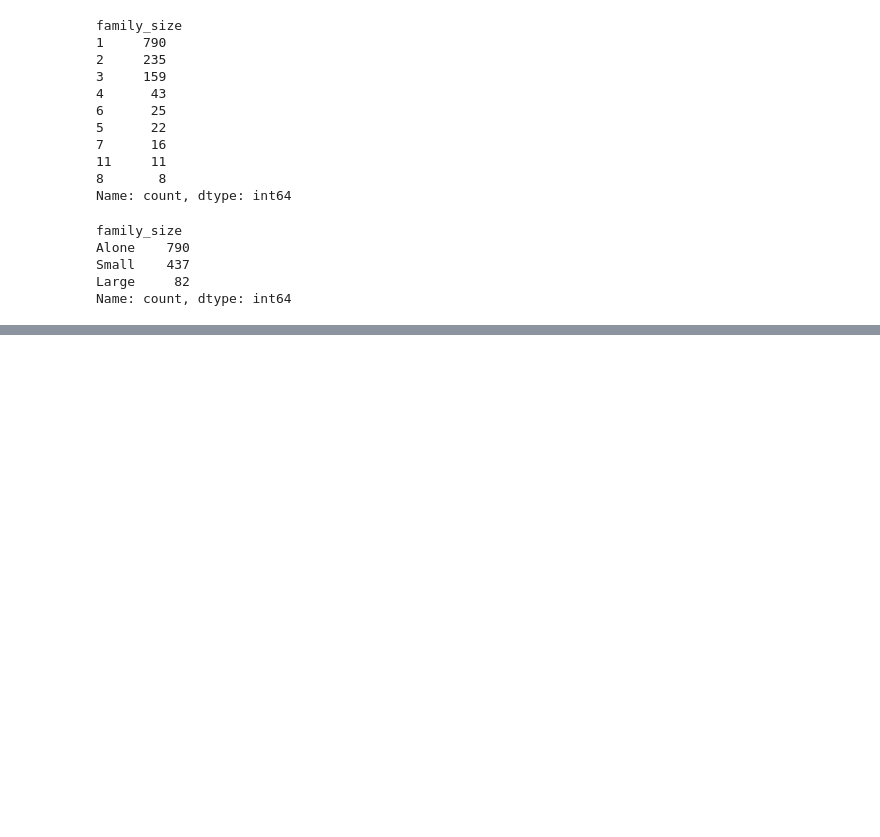
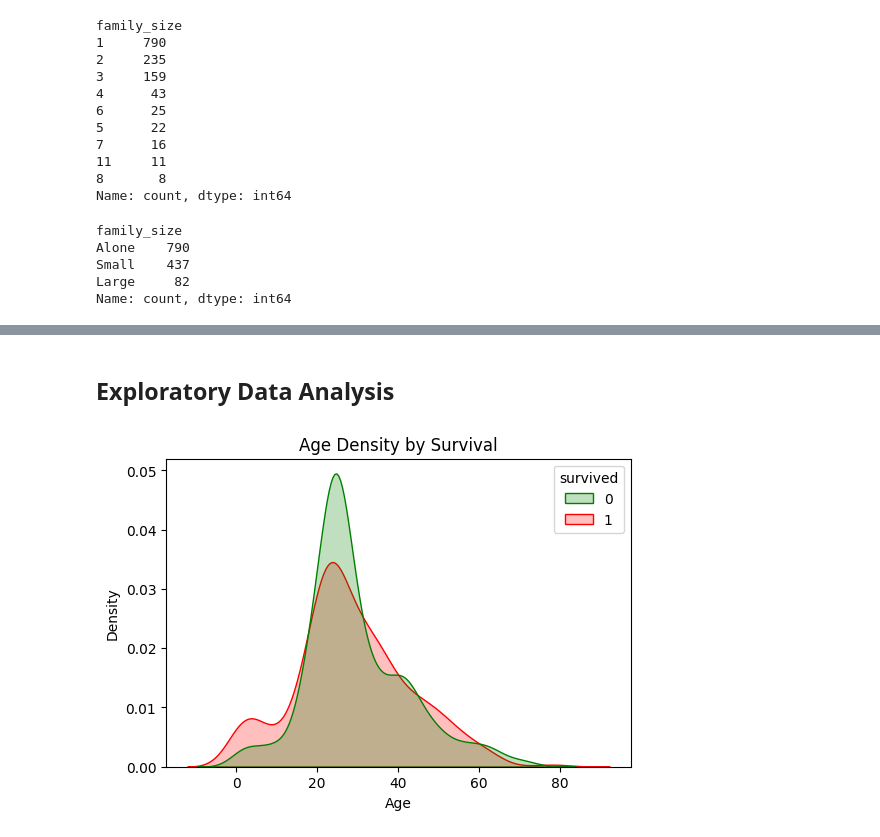
Before and after one commit to aayushi404/ml_algorithms, a Jupyter notebook: ml_practice.ipynb, the cells around one changed output, grey strips where cells are left out. Drawn from its saved outputs; the diff is of its cells as text; code cells hidden in the pictures; blank space fills up the shorter version.

```diff
--- a/ml_practice.ipynb
+++ b/ml_practice.ipynb
@@ -195,0 +202,26 @@ titanic.sample(5)
+# %% [markdown]
+## Exploratory Data Analysis
+# %%
+df = titanic.copy()
+df["survived"] = df["survived"].astype('int64')
+# %%
+"""
+plt.figure(figsize=(6,4))
+bins = np.arange(0, df['age'].max() + 5, 5)
+plt.hist(df[df['survived'] == 0]['age'].dropna(), bins=bins, alpha=0.6, color='green', label='Not Survived')
+plt.hist(df[df['survived'] == 1]['age'].dropna(), bins=bins, alpha=0.6, color='red', label='Survived')
+plt.xlabel('Age')
+plt.ylabel('Count')
+plt.title('Age Distribution by Survival')
+plt.legend()
+plt.grid(axis='y', alpha=0.3)
+plt.show()
+"""
+
+plt.figure(figsize=(6,4))
+sns.kdeplot(data=df, x='age', hue='survived', common_norm=False, fill=True, palette={0: 'green', 1: 'red'})
+plt.title('Age Density by Survival')
+plt.xlabel('Age')
+plt.show()
+# %% [output]
+[figure, added]
```
Also changed, not shown: parts of 49 cells of this notebook, 2 other files.
